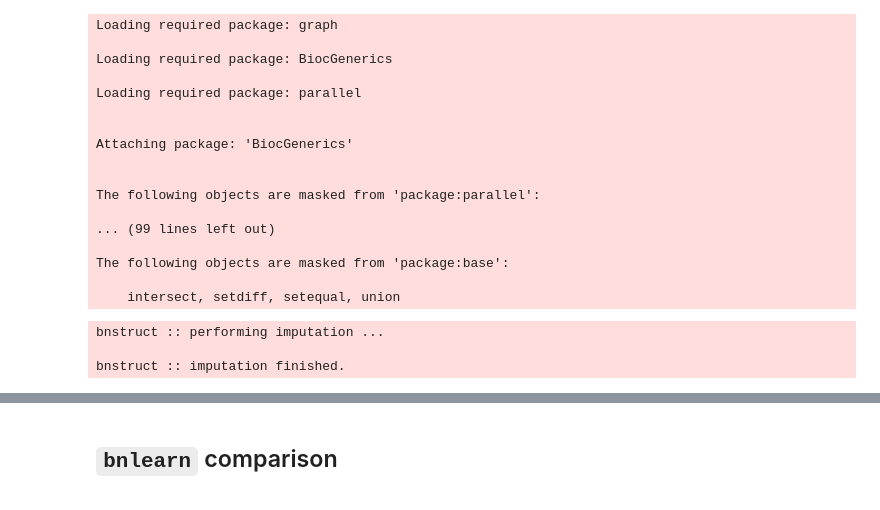
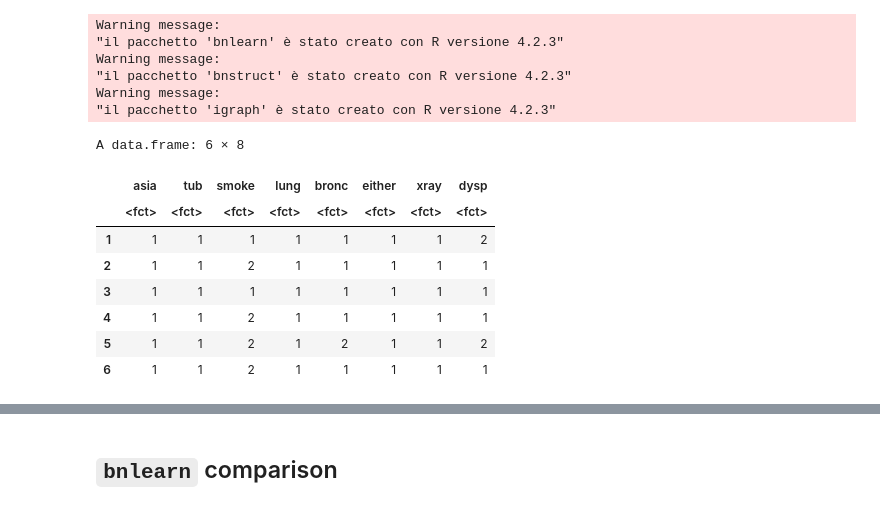
Before and after one commit to GiovanniZago/Bayesian-Networks, a Jupyter notebook: K2_asia_analysis.ipynb, the cells around one changed output, grey strips where cells are left out. Saved outputs shown, nothing was run; the diff lists cells and outputs as text; code cells hidden in the pictures.

```diff
--- a/K2_asia_analysis.ipynb
+++ b/K2_asia_analysis.ipynb
@@ -1,34 +1,37 @@
 # %%
 # load packages
-library(purrr)          |> suppressPackageStartupMessages()
 library(Rgraphviz)      |> suppressPackageStartupMessages()
 library(bnlearn)        |> suppressPackageStartupMessages()
 library(bnstruct)       |> suppressPackageStartupMessages()
 source('K2methods.r')   |> suppressPackageStartupMessages()
+asia <- read.csv('https://www.ccd.pitt.edu/wiki/images/ASIA10k.csv')
 # %% [output]
-Loading required package: graph
-
-Loading required package: BiocGenerics
-
-Loading required package: parallel
-
-
-Attaching package: 'BiocGenerics'
-
-
-The following objects are masked from 'package:parallel':
-
-... (99 lines left out)
-
-The following objects are masked from 'package:base':
-
-    intersect, setdiff, setequal, union
+Warning message:
+"il pacchetto 'bnlearn' è stato creato con R versione 4.2.3"
+Warning message:
+"il pacchetto 'bnstruct' è stato creato con R versione 4.2.3"
+Warning message:
+"il pacchetto 'igraph' è stato creato con R versione 4.2.3"
-# %%
-data = asia()
-data = impute(data)
-data = imputed.data(data)
-# %% [output]
-bnstruct :: performing imputation ...
-
-bnstruct :: imputation finished.
+# %%
+# convert the dataset into a series of integers
+asia.modified = asia
+asia.modified[asia == "yes"] = 2
+asia.modified[asia == "no"] = 1
+
+for (i in 1:length(names(asia.modified))) {
+    name = names(asia.modified)[i]
+    asia.modified[, name] = as.factor(as.character(asia.modified[, name]))
+}
+
+head(asia.modified)
+# %% [output]
+A data.frame: 6 × 8
+|  | asia | tub | smoke | lung | bronc | either | xray | dysp |
+|  | <fct> | <fct> | <fct> | <fct> | <fct> | <fct> | <fct> | <fct> |
+| 1 | 1 | 1 | 1 | 1 | 1 | 1 | 1 | 2 |
+| 2 | 1 | 1 | 2 | 1 | 1 | 1 | 1 | 1 |
+| 3 | 1 | 1 | 1 | 1 | 1 | 1 | 1 | 1 |
+| 4 | 1 | 1 | 2 | 1 | 1 | 1 | 1 | 1 |
+| 5 | 1 | 1 | 2 | 1 | 2 | 1 | 1 | 2 |
+| 6 | 1 | 1 | 2 | 1 | 1 | 1 | 1 | 1 |
 # %%
```
Also changed, not shown: parts of 21 cells of this notebook, 5 other files.
